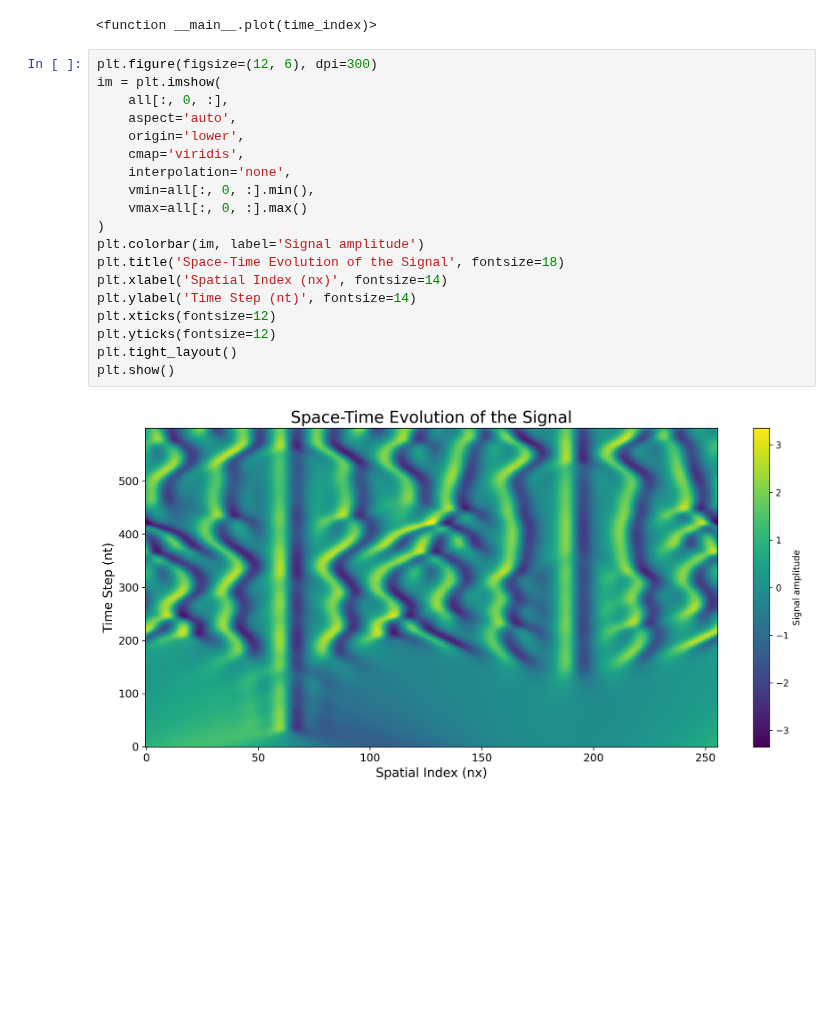
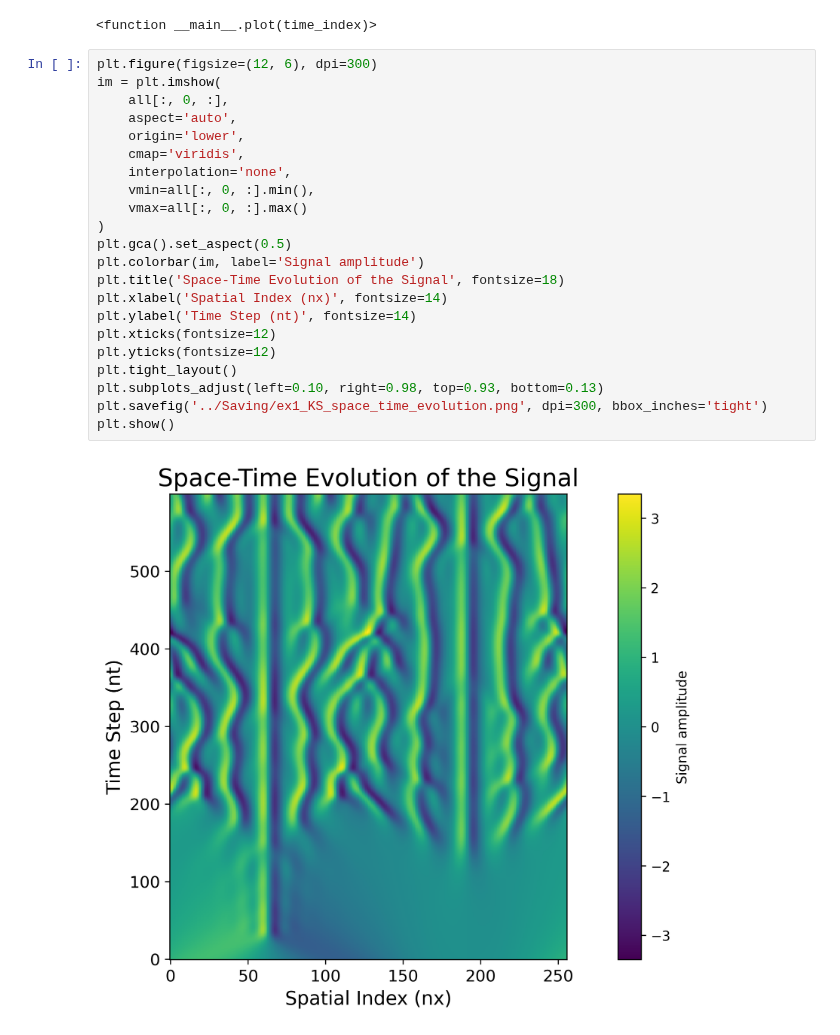
Before and after one commit to jameswoodfield/Particle_Filter, a Jupyter notebook: examples/Example_1_KS.ipynb, the cells around one changed output. Cells and saved outputs as stored; diff of their text form; blank space fills up the shorter version.

```diff
--- a/examples/Example_1_KS.ipynb
+++ b/examples/Example_1_KS.ipynb
@@ -93,21 +93,24 @@ interactive(children=(IntSlider(value=300, description='time_index', max=600), O
 # %%
 plt.figure(figsize=(12, 6), dpi=300)
 im = plt.imshow(
     all[:, 0, :],
     aspect='auto',
     origin='lower',
     cmap='viridis',
     interpolation='none',
     vmin=all[:, 0, :].min(),
     vmax=all[:, 0, :].max()
 )
+plt.gca().set_aspect(0.5)
 plt.colorbar(im, label='Signal amplitude')
 plt.title('Space-Time Evolution of the Signal', fontsize=18)
 plt.xlabel('Spatial Index (nx)', fontsize=14)
 plt.ylabel('Time Step (nt)', fontsize=14)
 plt.xticks(fontsize=12)
 plt.yticks(fontsize=12)
 plt.tight_layout()
+plt.subplots_adjust(left=0.10, right=0.98, top=0.93, bottom=0.13)
+plt.savefig('../Saving/ex1_KS_space_time_evolution.png', dpi=300, bbox_inches='tight')
 plt.show()
 # %% [output]
-[figure, old version]
+[figure, new version]
```
Also changed, not shown: 6 other files.
